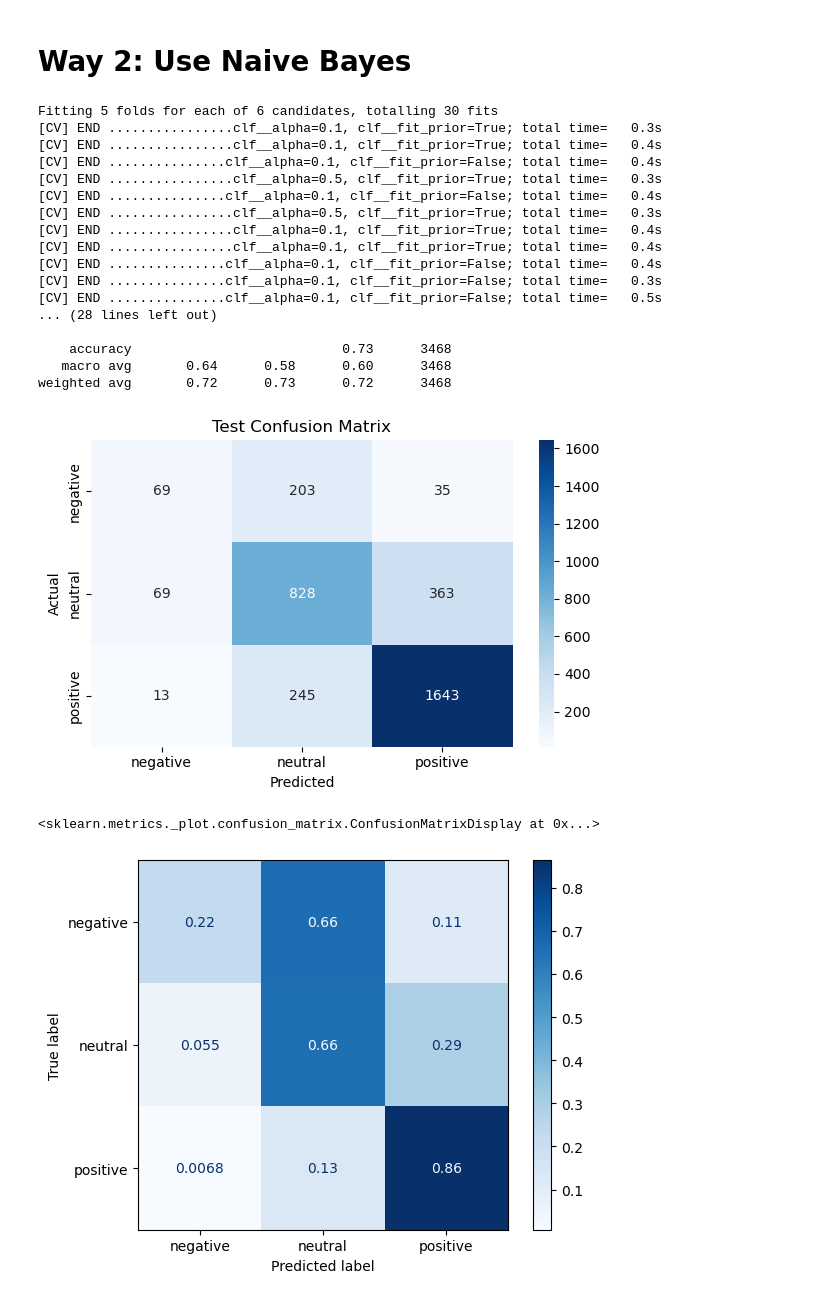
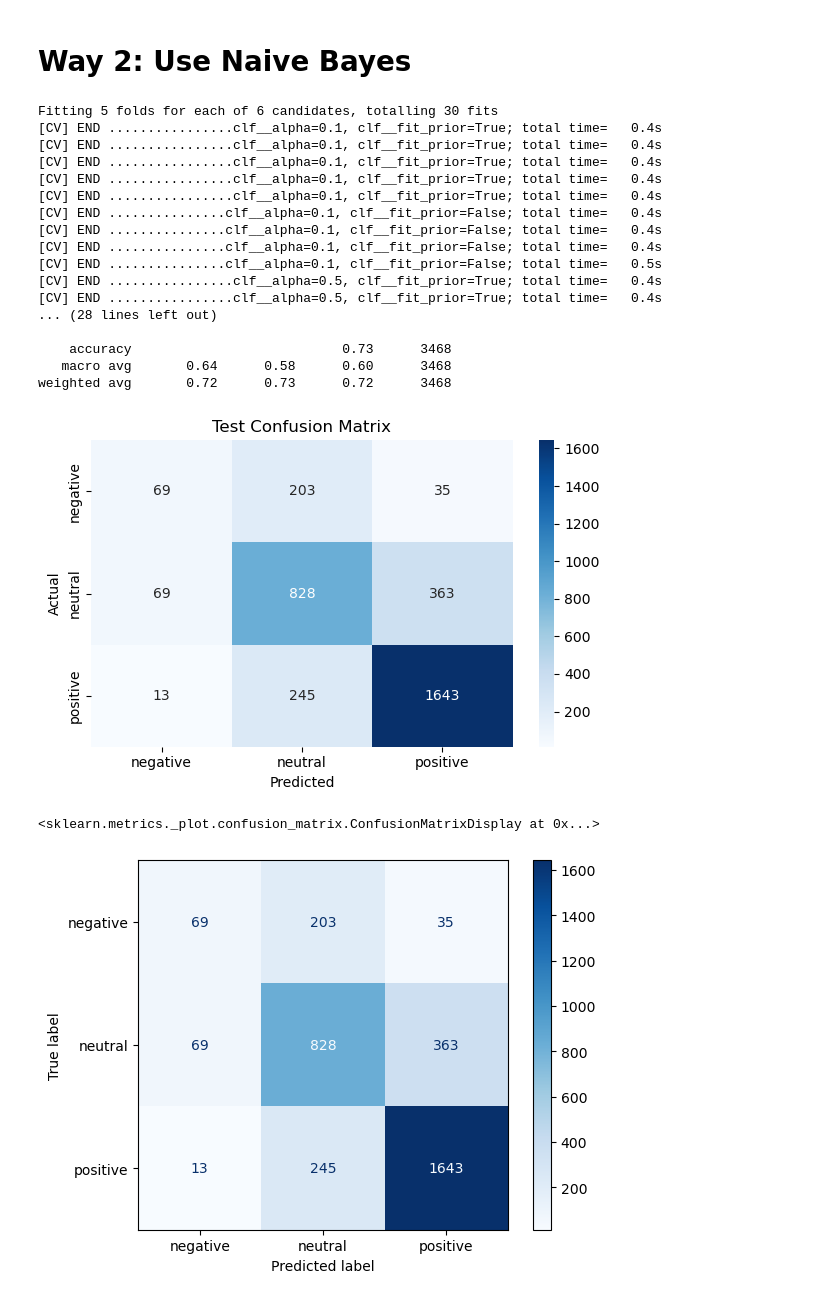
Before and after one commit to dangtna1/amazon-reviews-classification, a Jupyter notebook: main.ipynb, the cells around one changed output. Cells and saved outputs as stored; diff of their text form; code cells hidden in the pictures.

```diff
--- a/main.ipynb
+++ b/main.ipynb
@@ -133,38 +135,38 @@ def plot_confusion(y_true, y_pred, labels, title="Confusion Matrix"):
     cm = confusion_matrix(y_true, y_pred)
     plt.figure(figsize=(6, 4))
     sns.heatmap(cm, annot=True, fmt='d', cmap="Blues", xticklabels=labels, yticklabels=labels)
     plt.xlabel("Predicted")
     plt.ylabel("Actual")
     plt.title(title)
     plt.tight_layout()
     plt.show()
 plot_confusion(test_df['label_encoded'], test_preds, label_encoder.classes_, title="Test Confusion Matrix")
 
 ConfusionMatrixDisplay.from_predictions(
     test_df['label_encoded'],
     test_preds,
     display_labels=label_encoder.classes_,
     cmap=plt.cm.Blues,
-    normalize='true'
+    # normalize='true'
 )
 # %% [output]
 Fitting 5 folds for each of 6 candidates, totalling 30 fits
-[CV] END ................clf__alpha=0.1, clf__fit_prior=True; total time=   0.3s
 [CV] END ................clf__alpha=0.1, clf__fit_prior=True; total time=   0.4s
-[CV] END ...............clf__alpha=0.1, clf__fit_prior=False; total time=   0.4s
-[CV] END ................clf__alpha=0.5, clf__fit_prior=True; total time=   0.3s
-[CV] END ...............clf__alpha=0.1, clf__fit_prior=False; total time=   0.4s
-[CV] END ................clf__alpha=0.5, clf__fit_prior=True; total time=   0.3s
+[CV] END ................clf__alpha=0.1, clf__fit_prior=True; total time=   0.4s
+[CV] END ................clf__alpha=0.1, clf__fit_prior=True; total time=   0.4s
 [CV] END ................clf__alpha=0.1, clf__fit_prior=True; total time=   0.4s
 [CV] END ................clf__alpha=0.1, clf__fit_prior=True; total time=   0.4s
 [CV] END ...............clf__alpha=0.1, clf__fit_prior=False; total time=   0.4s
-[CV] END ...............clf__alpha=0.1, clf__fit_prior=False; total time=   0.3s
+[CV] END ...............clf__alpha=0.1, clf__fit_prior=False; total time=   0.4s
+[CV] END ...............clf__alpha=0.1, clf__fit_prior=False; total time=   0.4s
 [CV] END ...............clf__alpha=0.1, clf__fit_prior=False; total time=   0.5s
+[CV] END ................clf__alpha=0.5, clf__fit_prior=True; total time=   0.4s
+[CV] END ................clf__alpha=0.5, clf__fit_prior=True; total time=   0.4s
 ... (28 lines left out)
 
     accuracy                           0.73      3468
    macro avg       0.64      0.58      0.60      3468
 weighted avg       0.72      0.73      0.72      3468
 [figure]
 <sklearn.metrics._plot.confusion_matrix.ConfusionMatrixDisplay at 0x...>
-[figure, old version]
+[figure, new version]
```
Also changed, not shown: parts of 1 cell of this notebook.
